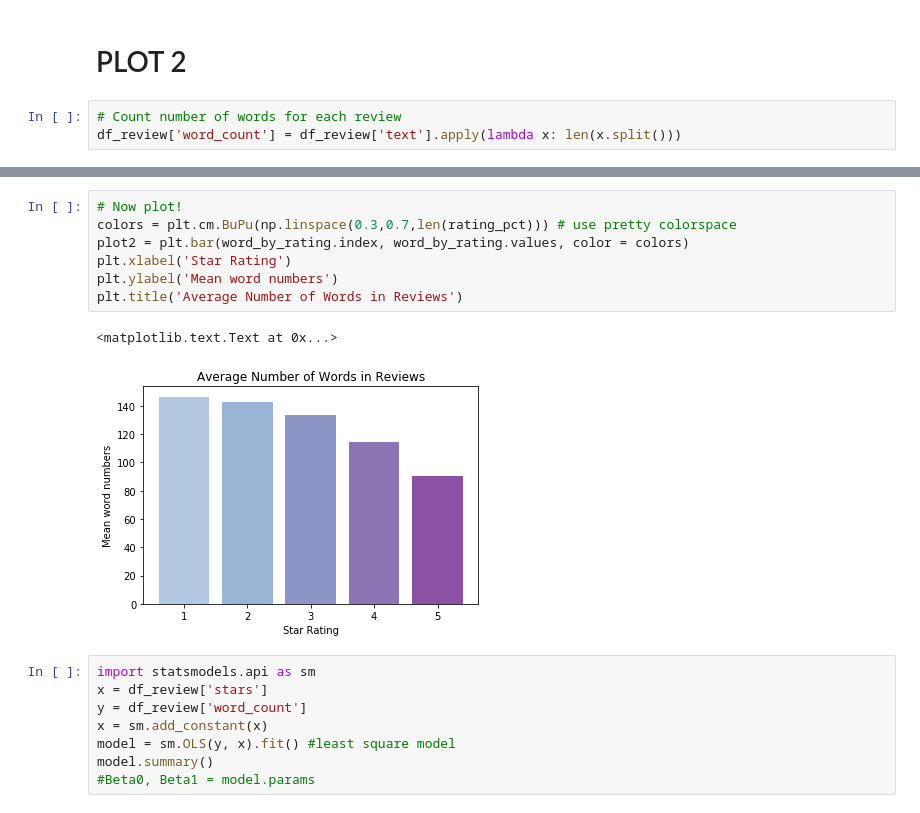
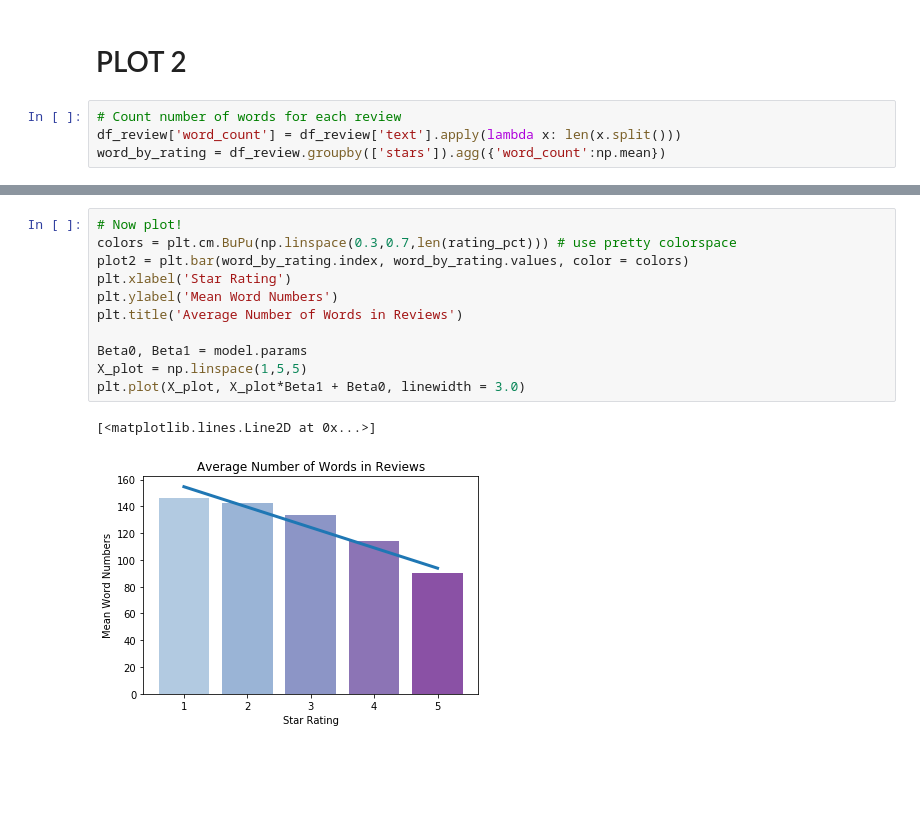
Before and after one commit to pliu27/TDI_Challenge, a Jupyter notebook: TDI_Challenge_YelpData-Plot2.ipynb, the cells around one changed output, grey strips where cells are left out. Saved outputs shown, nothing was run; the diff lists cells and outputs as text; blank space fills up the shorter version.

```diff
--- a/TDI_Challenge_YelpData-Plot2.ipynb
+++ b/TDI_Challenge_YelpData-Plot2.ipynb
@@ -23,3 +21,4 @@ array([ 13.267,   8.309,  11.807,  23.897,  42.72 ])
 # %%
 # Count number of words for each review
 df_review['word_count'] = df_review['text'].apply(lambda x: len(x.split()))
+word_by_rating = df_review.groupby(['stars']).agg({'word_count':np.mean})
@@ -26,18 +50,14 @@ df_review['word_count'] = df_review['text'].apply(lambda x: len(x.split()))
 # %%
 # Now plot!
 colors = plt.cm.BuPu(np.linspace(0.3,0.7,len(rating_pct))) # use pretty colorspace
 plot2 = plt.bar(word_by_rating.index, word_by_rating.values, color = colors)
 plt.xlabel('Star Rating')
-plt.ylabel('Mean word numbers')
+plt.ylabel('Mean Word Numbers')
 plt.title('Average Number of Words in Reviews')
+
+Beta0, Beta1 = model.params
+X_plot = np.linspace(1,5,5)
+plt.plot(X_plot, X_plot*Beta1 + Beta0, linewidth = 3.0)
 # %% [output]
-<matplotlib.text.Text at 0x...>
+[<matplotlib.lines.Line2D at 0x...>]
-[figure, old version]
+[figure, new version]
-# %%
-import statsmodels.api as sm
-x = df_review['stars']
-y = df_review['word_count']
-x = sm.add_constant(x)
-model = sm.OLS(y, x).fit() #least square model
-model.summary()
-#Beta0, Beta1 = model.params
```
Also changed, not shown: parts of 4 cells of this notebook, 2 other files.
